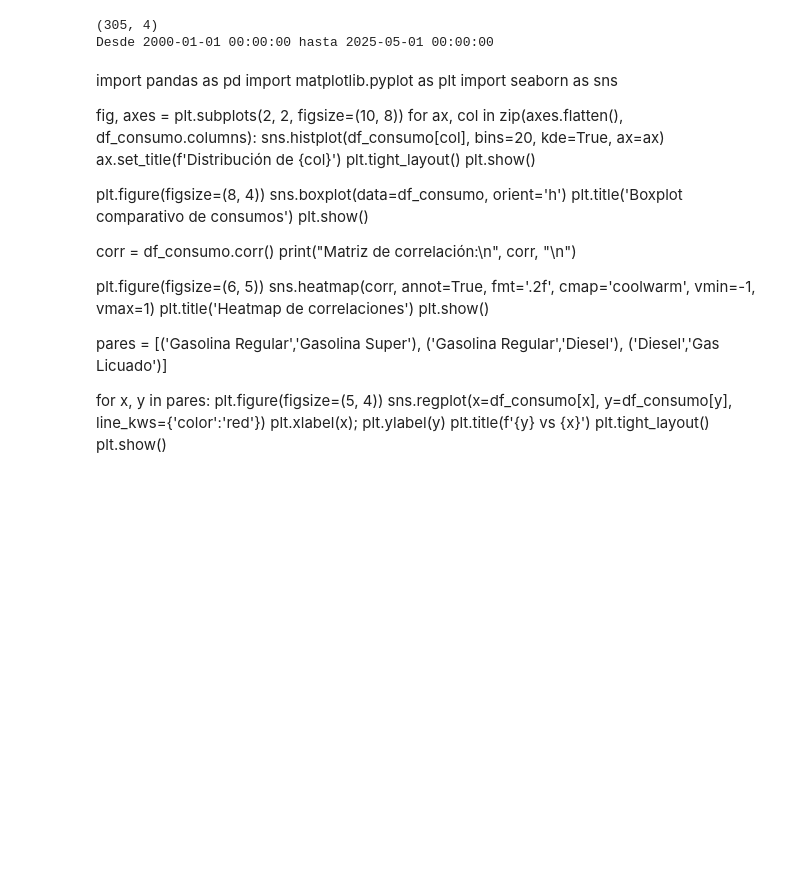
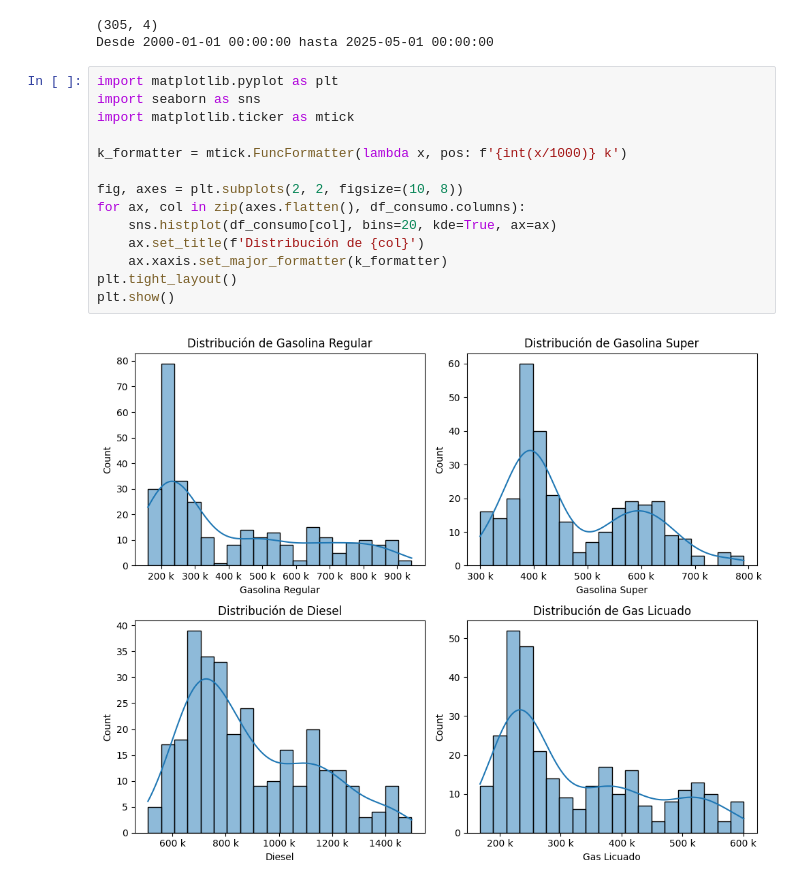
Before and after one commit to chuy-zip/DS_LAB1, a Jupyter notebook: series_time.ipynb, the cells around one changed output. Saved outputs shown, nothing was run; the diff lists cells and outputs as text; blank space fills up the shorter version.

```diff
--- a/series_time.ipynb
+++ b/series_time.ipynb
@@ -56,39 +56,19 @@ print("Desde", df_consumo.index.min(), "hasta", df_consumo.index.max())
 # %% [output]
 (305, 4)
 Desde 2000-01-01 00:00:00 hasta 2025-05-01 00:00:00
-# %% [markdown]
-import pandas as pd
-import matplotlib.pyplot as plt
-import seaborn as sns
-
-fig, axes = plt.subplots(2, 2, figsize=(10, 8))
-for ax, col in zip(axes.flatten(), df_consumo.columns):
-    sns.histplot(df_consumo[col], bins=20, kde=True, ax=ax)
-    ax.set_title(f'Distribución de {col}')
-plt.tight_layout()
-plt.show()
-
-plt.figure(figsize=(8, 4))
-sns.boxplot(data=df_consumo, orient='h')
-plt.title('Boxplot comparativo de consumos')
-plt.show()
-
-corr = df_consumo.corr()
-print("Matriz de correlación:\n", corr, "\n")
-
-plt.figure(figsize=(6, 5))
-sns.heatmap(corr, annot=True, fmt='.2f', cmap='coolwarm', vmin=-1, vmax=1)
-plt.title('Heatmap de correlaciones')
-plt.show()
-
-pares = [('Gasolina Regular','Gasolina Super'),
-         ('Gasolina Regular','Diesel'),
-         ('Diesel','Gas Licuado')]
-
-for x, y in pares:
-    plt.figure(figsize=(5, 4))
-    sns.regplot(x=df_consumo[x], y=df_consumo[y], line_kws={'color':'red'})
-    plt.xlabel(x); plt.ylabel(y)
-    plt.title(f'{y} vs {x}')
-    plt.tight_layout()
-    plt.show()
+# %%
+import matplotlib.pyplot as plt
+import seaborn as sns
+import matplotlib.ticker as mtick
+
+k_formatter = mtick.FuncFormatter(lambda x, pos: f'{int(x/1000)} k')
+
+fig, axes = plt.subplots(2, 2, figsize=(10, 8))
+for ax, col in zip(axes.flatten(), df_consumo.columns):
+    sns.histplot(df_consumo[col], bins=20, kde=True, ax=ax)
+    ax.set_title(f'Distribución de {col}')
+    ax.xaxis.set_major_formatter(k_formatter)
+plt.tight_layout()
+plt.show()
+# %% [output]
+[figure, added]
```
Also changed, not shown: parts of 5 cells of this notebook.
